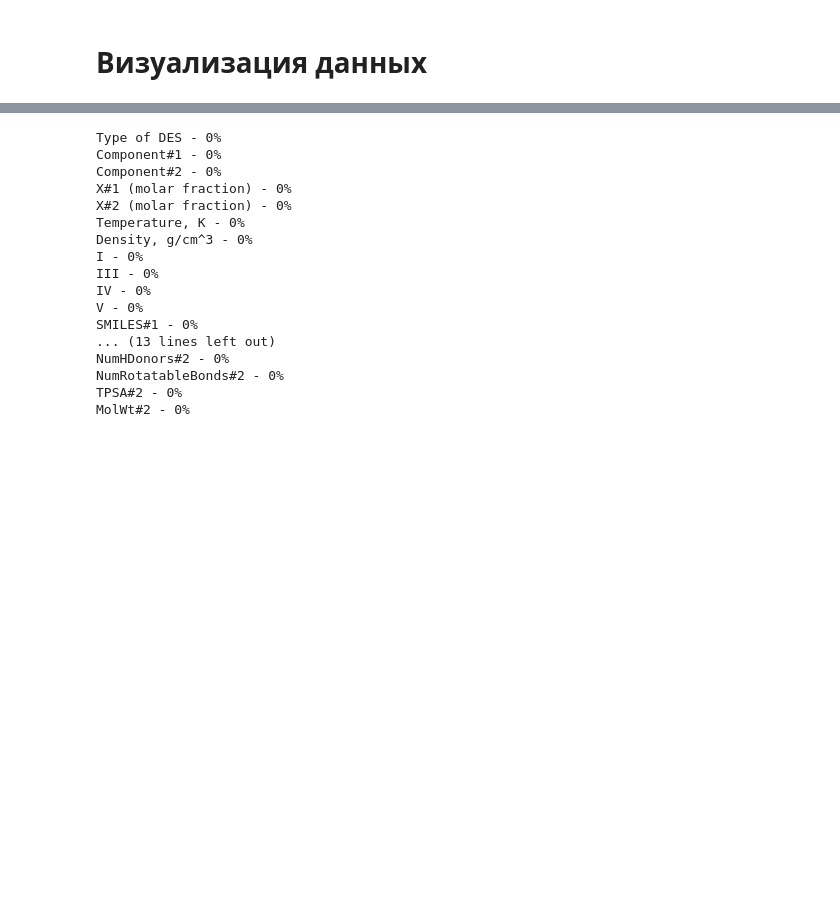
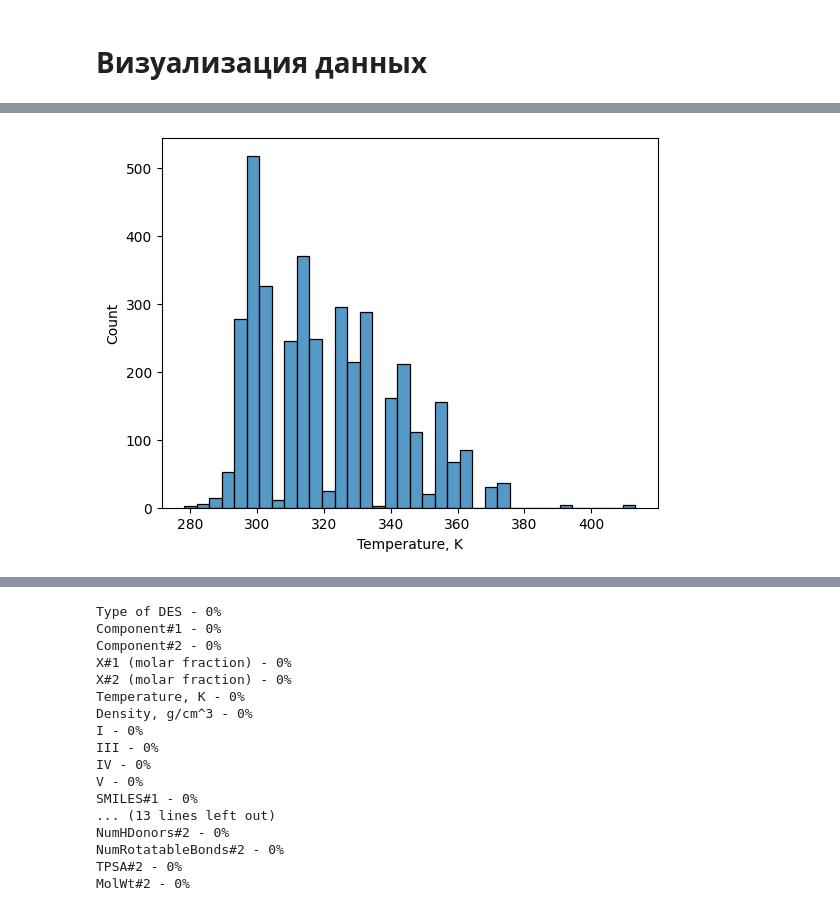
Before and after one commit to meteora142/Ecoteam, a Jupyter notebook: scripts/EcoteamProject.ipynb, the cells around one changed output, grey strips where cells are left out. Drawn from its saved outputs; the diff is of its cells as text; code cells hidden in the pictures; blank space fills up the shorter version.

```diff
--- a/scripts/EcoteamProject.ipynb
+++ b/scripts/EcoteamProject.ipynb
@@ -209,0 +271,4 @@ final_dataset.to_csv('Final.csv')
+# %%
+plot1 = sns.histplot(data=df, x='Temperature, K')
+# %% [output]
+[figure, added]
```
Also changed, not shown: parts of 42 cells of this notebook, 14 other files.
